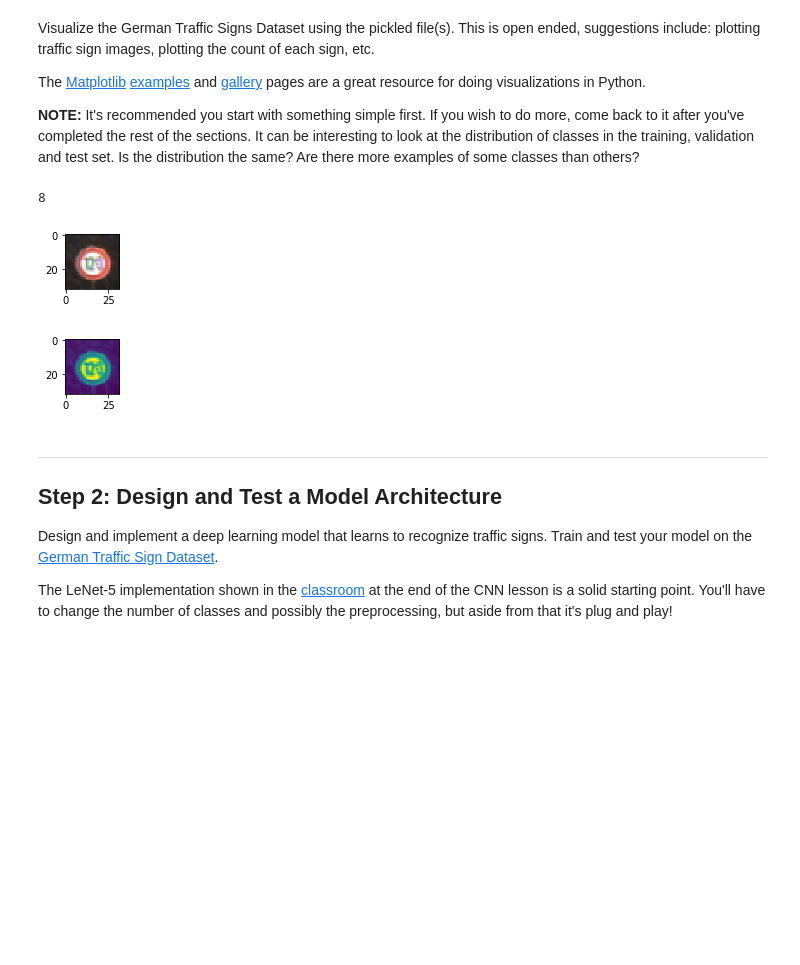
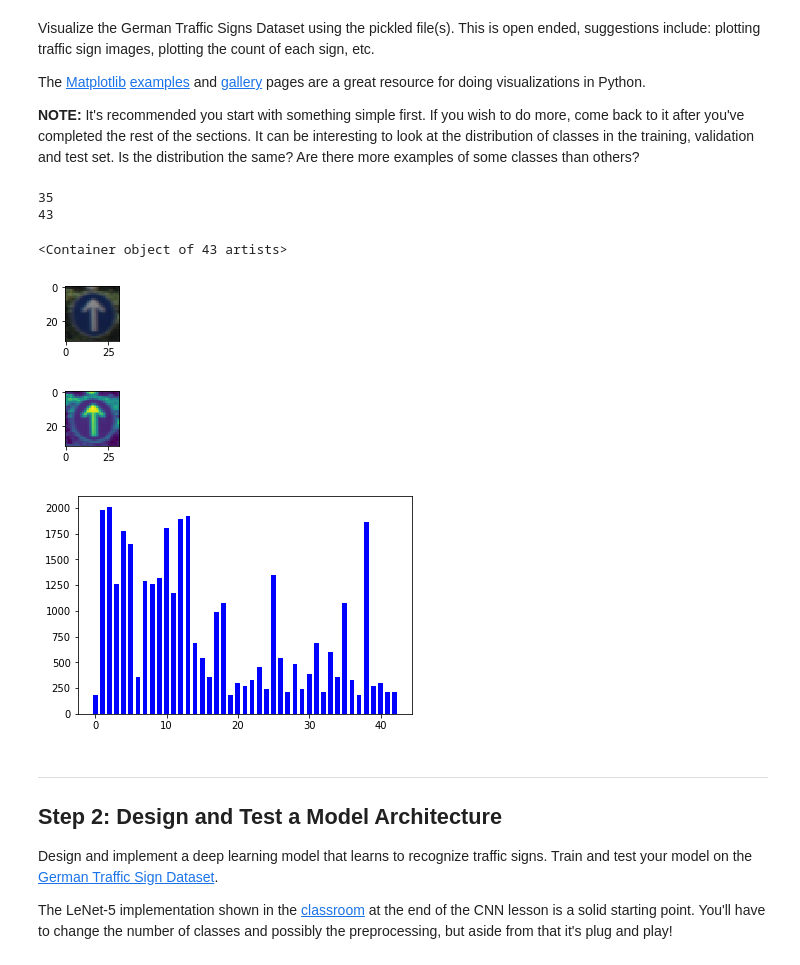
Before and after one commit to dzy5042/CarND-TrafficSigns-P2, a Jupyter notebook: Traffic_Sign_Classifier.ipynb, the cells around one changed output. Cells and saved outputs as stored; diff of their text form; code cells hidden in the pictures; blank space fills up the shorter version.

```diff
--- a/Traffic_Sign_Classifier.ipynb
+++ b/Traffic_Sign_Classifier.ipynb
@@ -85,23 +85,38 @@ The [Matplotlib](http://matplotlib.org/) [examples](http://matplotlib.org/exampl
 # %%
 ### Plot a random instance from training data
 import matplotlib.pyplot as plt
 import random
 %matplotlib inline
 
 index = random.randint(0, len(X_train))
 image = X_train[index]
 plt.figure(figsize=(1,1))
 plt.imshow(image)
 
 #grayscale the instance
 image = np.dot(X_train[index][...,:3], [0.299, 0.587, 0.114])
 plt.figure(figsize=(1,1))
 plt.imshow(image)
 print(y_train[index])
+
+# Learn about API authentication here: https://plot.ly/python/getting-started
+# Find your api_key here: https://plot.ly/settings/api
+y = np.zeros(43)
+for i in y_train:
+    y[i]+=1
+N = len(y)
+print(N)
+x = range(N)
+width = 1/1.5
+plt.figure()
+plt.bar(x, y, width, color="blue")
 # %% [output]
-8
+35
+43
+<Container object of 43 artists>
-[figure, old version]
+[figure, new version]
-[figure, old version]
+[figure, new version]
+[figure, added]
 # %% [markdown]
 ----
 
```
Also changed, not shown: parts of 1 cell of this notebook, 8 other files.
